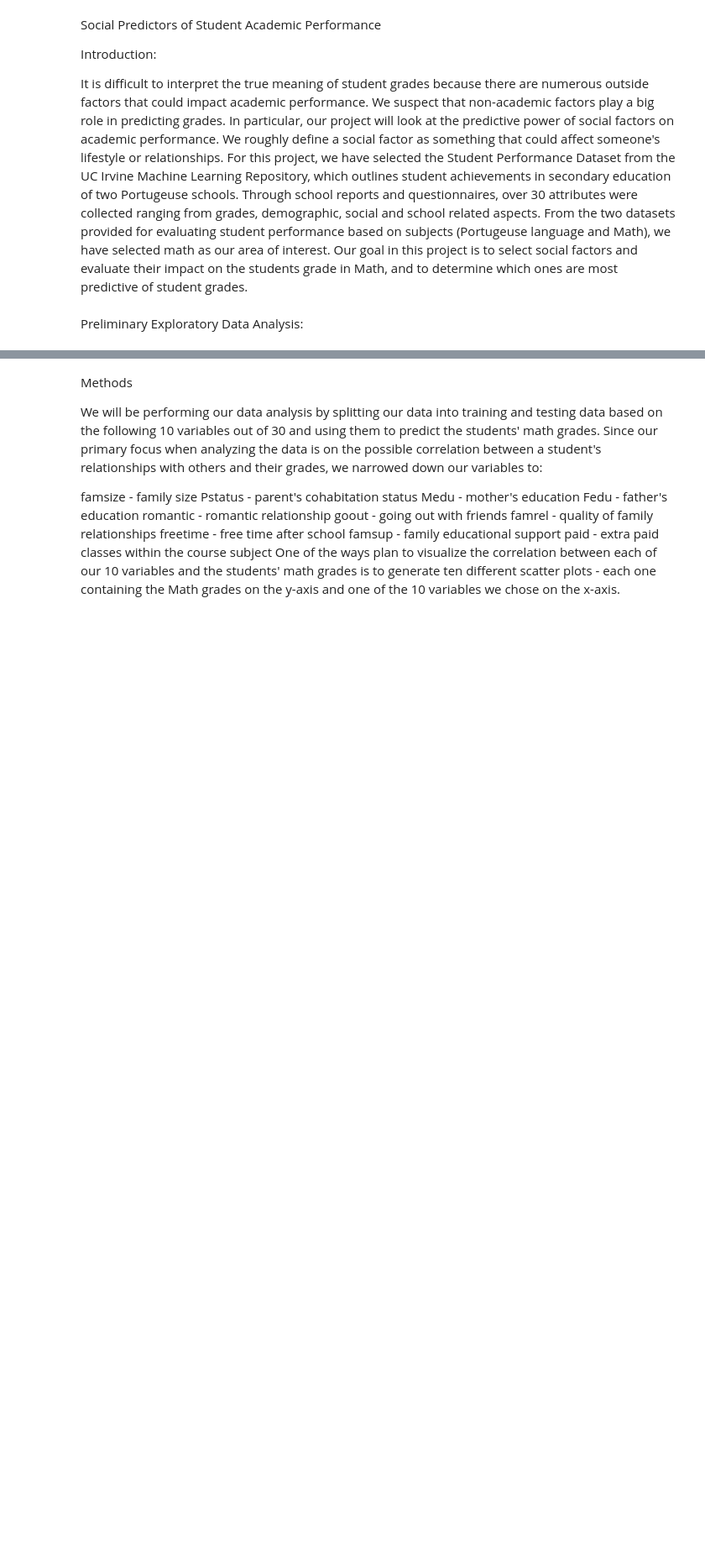
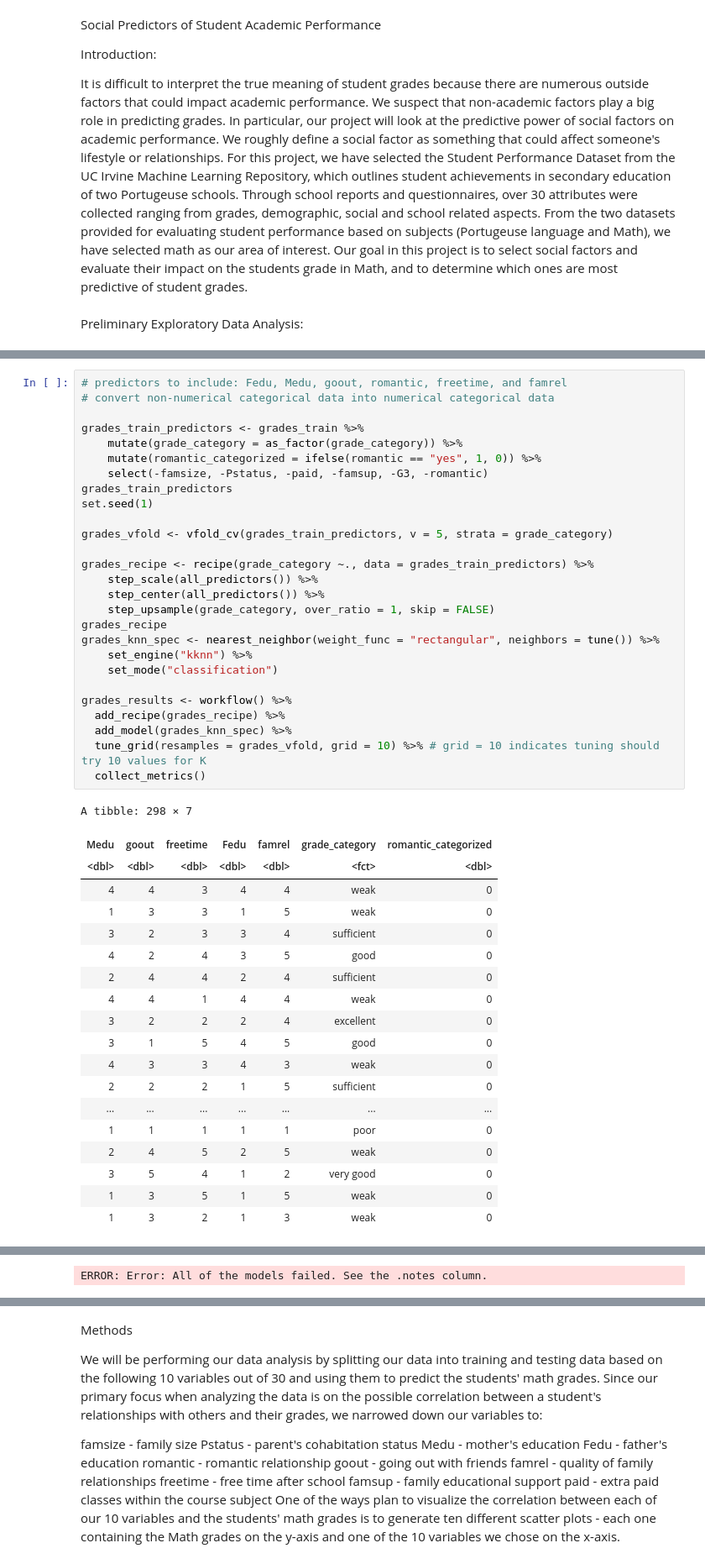
Before and after one commit to nishant-sr/StudentGrades_Project, a Jupyter notebook: proposal.ipynb, the cells around one changed output, grey strips where cells are left out. Shown at 84% size. Cells and saved outputs as stored; diff of their text form; blank space fills up the shorter version.

Commit message:
added data analysis but ran into problem with tuning

```diff
--- a/proposal.ipynb
+++ b/proposal.ipynb
@@ -196,3 +177,50 @@ A tibble: 6 × 2
 [figure]
 [figure]
 [figure]
+# %%
+# predictors to include: Fedu, Medu, goout, romantic, freetime, and famrel
+# convert non-numerical categorical data into numerical categorical data
+
+grades_train_predictors <- grades_train %>%
+    mutate(grade_category = as_factor(grade_category)) %>%
+    mutate(romantic_categorized = ifelse(romantic == "yes", 1, 0)) %>%
+    select(-famsize, -Pstatus, -paid, -famsup, -G3, -romantic)
+grades_train_predictors
+set.seed(1)
+
+grades_vfold <- vfold_cv(grades_train_predictors, v = 5, strata = grade_category)
+
+grades_recipe <- recipe(grade_category ~., data = grades_train_predictors) %>%
+    step_scale(all_predictors()) %>%
+    step_center(all_predictors()) %>%
+    step_upsample(grade_category, over_ratio = 1, skip = FALSE)
+grades_recipe
+grades_knn_spec <- nearest_neighbor(weight_func = "rectangular", neighbors = tune()) %>%
+    set_engine("kknn") %>%
+    set_mode("classification")
+
+grades_results <- workflow() %>%
+  add_recipe(grades_recipe) %>%
+  add_model(grades_knn_spec) %>%
+  tune_grid(resamples = grades_vfold, grid = 10) %>% # grid = 10 indicates tuning should try 10 values for K
+  collect_metrics()
+# %% [output]
+A tibble: 298 × 7
+| Medu | goout | freetime | Fedu | famrel | grade_category | romantic_categorized |
+| <dbl> | <dbl> | <dbl> | <dbl> | <dbl> | <fct> | <dbl> |
+| 4 | 4 | 3 | 4 | 4 | weak | 0 |
+| 1 | 3 | 3 | 1 | 5 | weak | 0 |
+| 3 | 2 | 3 | 3 | 4 | sufficient | 0 |
+| 4 | 2 | 4 | 3 | 5 | good | 0 |
+| 2 | 4 | 4 | 2 | 4 | sufficient | 0 |
+| 4 | 4 | 1 | 4 | 4 | weak | 0 |
+| 3 | 2 | 2 | 2 | 4 | excellent | 0 |
+| 3 | 1 | 5 | 4 | 5 | good | 0 |
+| 4 | 3 | 3 | 4 | 3 | weak | 0 |
+| 2 | 2 | 2 | 1 | 5 | sufficient | 0 |
+| ... | ... | ... | ... | ... | ... | ... |
+| 1 | 1 | 1 | 1 | 1 | poor | 0 |
+| 2 | 4 | 5 | 2 | 5 | weak | 0 |
+| 3 | 5 | 4 | 1 | 2 | very good | 0 |
+| 1 | 3 | 5 | 1 | 5 | weak | 0 |
+| 1 | 3 | 2 | 1 | 3 | weak | 0 |
@@ -198,0 +257 @@ A tibble: 6 × 2
+ERROR: Error: All of the models failed. See the .notes column.
```
Also changed, not shown: parts of 4 cells of this notebook.
